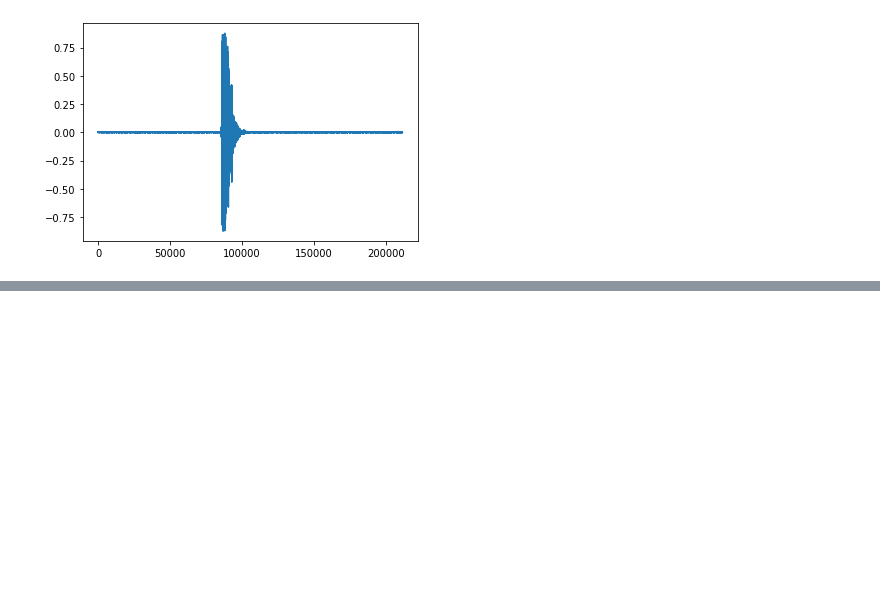
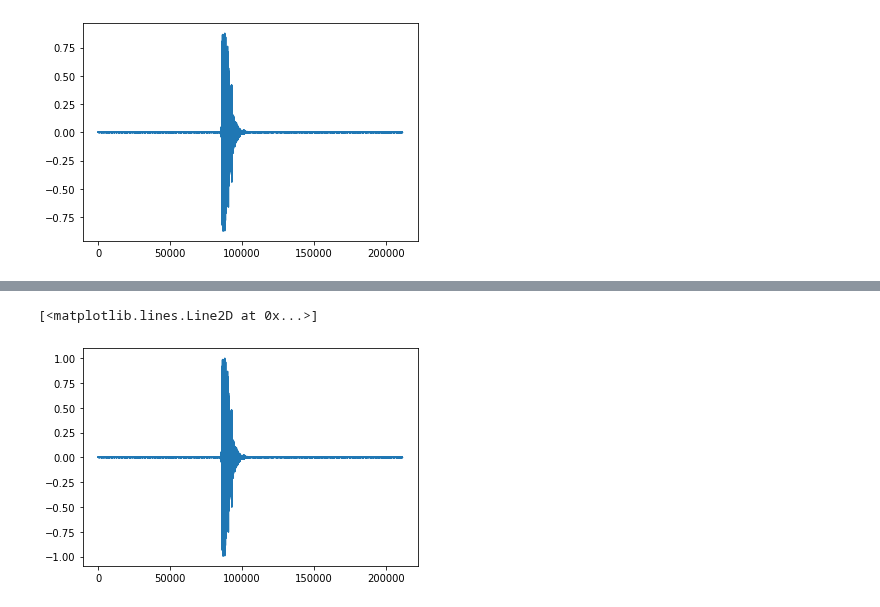
Before and after one commit to ColinNordin/audio-preprocessing, a Jupyter notebook: 01_audio_normalization.ipynb, the cells around one changed output, grey strips where cells are left out. Cells and saved outputs as stored; diff of their text form; code cells hidden in the pictures; blank space fills up the shorter version.

```diff
--- a/01_audio_normalization.ipynb
+++ b/01_audio_normalization.ipynb
@@ -25,0 +41,7 @@ plt.plot(waveform)
+# %%
+waveform /= np.max(np.abs(waveform))
+
+plt.plot(waveform)
+# %% [output]
+[<matplotlib.lines.Line2D at 0x...>]
+[figure, added]
```
Also changed, not shown: parts of 4 cells of this notebook.
